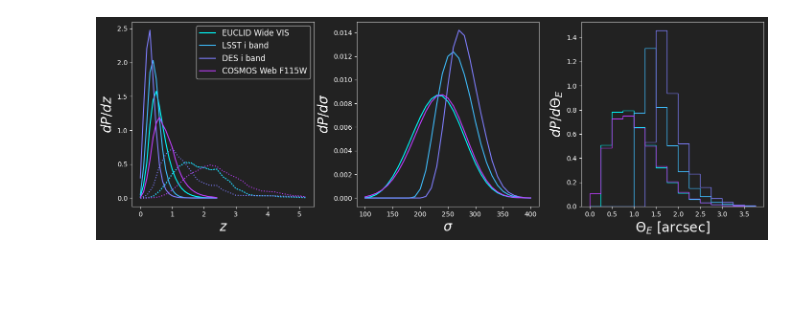
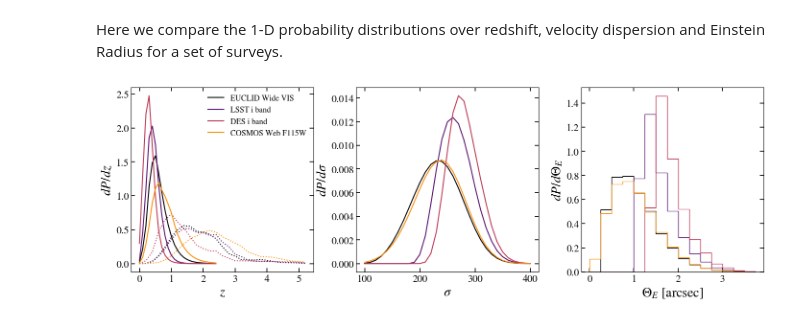
Before and after one commit to Ferr013/GALESS, a Jupyter notebook: examples/basic_example.ipynb, the cells around one changed output. Cells and saved outputs as stored; diff of their text form; code cells hidden in the pictures; blank space fills up the shorter version.

```diff
--- a/examples/basic_example.ipynb
+++ b/examples/basic_example.ipynb
@@ -295,9 +113,7 @@ for title in ['EUCLID Wide VIS']: #'COSMOS Web F115W', 'LSST i band'
+# %% [markdown]
+Here we compare the 1-D probability distributions over redshift, velocity dispersion and Einstein Radius for a set of surveys.
 # %%
 surveys_selection = ['EUCLID Wide VIS', 'LSST i band', 'DES i band', 'COSMOS Web F115W']
-# surveys_selection = ['COSMOS Web F115W', 'COSMOS Web F150W', 'COSMOS Web F277W']
-# surveys_selection = surveys_titles
-# lens_plot.compare_z_distributions_surveys(surveys_selection, sigma_array, zl_array, zs_array, PLOT_FOR_KEYNOTE = ___PLOT_FOR_KEYNOTE___)
-# lens_plot.compare_sigma_distributions_surveys(surveys_selection, sigma_array, zl_array, zs_array, PLOT_FOR_KEYNOTE = ___PLOT_FOR_KEYNOTE___)
-lens_plot.compare_ALL_distributions_surveys(surveys_selection, sigma_array, zl_array, zs_array, PLOT_FOR_KEYNOTE = ___PLOT_FOR_KEYNOTE___)
+lens_plot.compare_ALL_distributions_surveys(surveys_selection, sigma_array, zl_array, zs_array)
 # %% [output]
-[figure, old version]
+[figure, new version]
```
Also changed, not shown: parts of 41 cells of this notebook, 5 other files.
